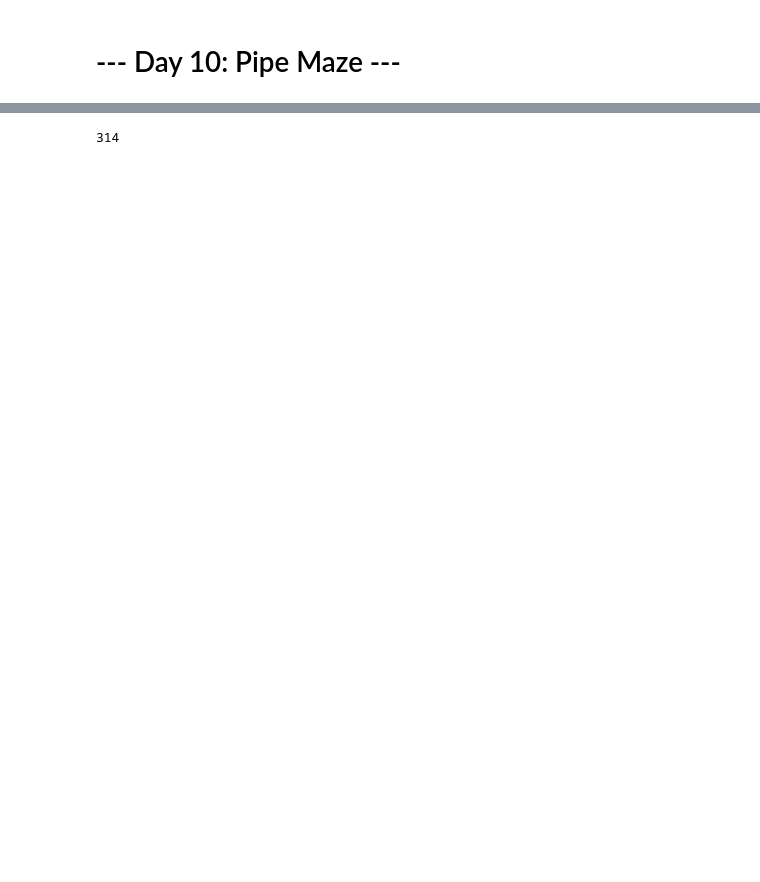
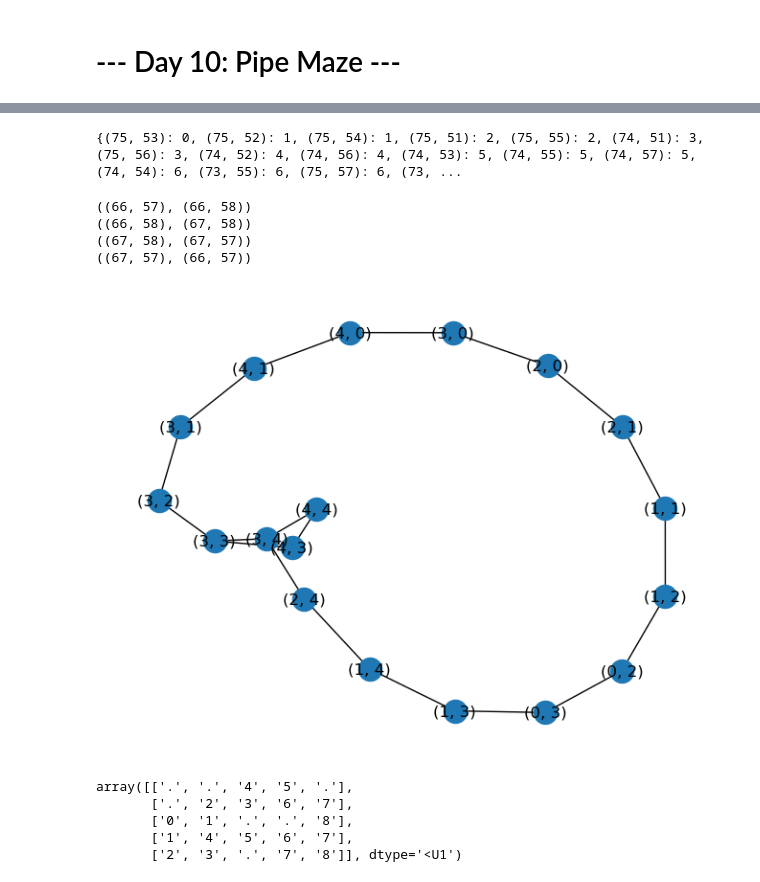
Before and after one commit to xjalencas/adventofcode, a Jupyter notebook: 10/day.10.ipynb, the cells around one changed output, grey strips where cells are left out. Cells and saved outputs as stored; diff of their text form; code cells hidden in the pictures; blank space fills up the shorter version.

```diff
--- a/10/day.10.ipynb
+++ b/10/day.10.ipynb
@@ -64,4 +66,13 @@ nx.draw(G, with_labels=True)
 # %%
-max(nx.single_source_shortest_path_length(G, start).values())
+print(nx.single_source_shortest_path_length(G, start))
 # %% [output]
-314
+{(75, 53): 0, (75, 52): 1, (75, 54): 1, (75, 51): 2, (75, 55): 2, (74, 51): 3, (75, 56): 3, (74, 52): 4, (74, 56): 4, (74, 53): 5, (74, 55): 5, (74, 57): 5, (74, 54): 6, (73, 55): 6, (75, 57): 6, (73, ...
+# %%
+for c in nx.find_cycle(G, start) :
+    print(c)
+    pass
+# %% [output]
+((66, 57), (66, 58))
+((66, 58), (67, 58))
+((67, 58), (67, 57))
+((67, 57), (66, 57))
@@ -67,0 +84,21 @@ max(nx.single_source_shortest_path_length(G, start).values())
+# %%
+G2 = G.copy()
+for node in list(G2.nodes()):
+    if node not in loops[0]:
+        G2.remove_node(node)
+# %%
+nx.draw(G2, with_labels=True)
+# %% [output]
+[figure, added]
+# %%
+d = np.full(m.shape, ".")
+
+for k,v in nx.single_source_shortest_path_length(G2, start).items():
+    d[k] = v
+d
+# %% [output]
+array([['.', '.', '4', '5', '.'],
+       ['.', '2', '3', '6', '7'],
+       ['0', '1', '.', '.', '8'],
+       ['1', '4', '5', '6', '7'],
+       ['2', '3', '.', '7', '8']], dtype='<U1')
```
Also changed, not shown: parts of 5 cells of this notebook, 1 other file.
